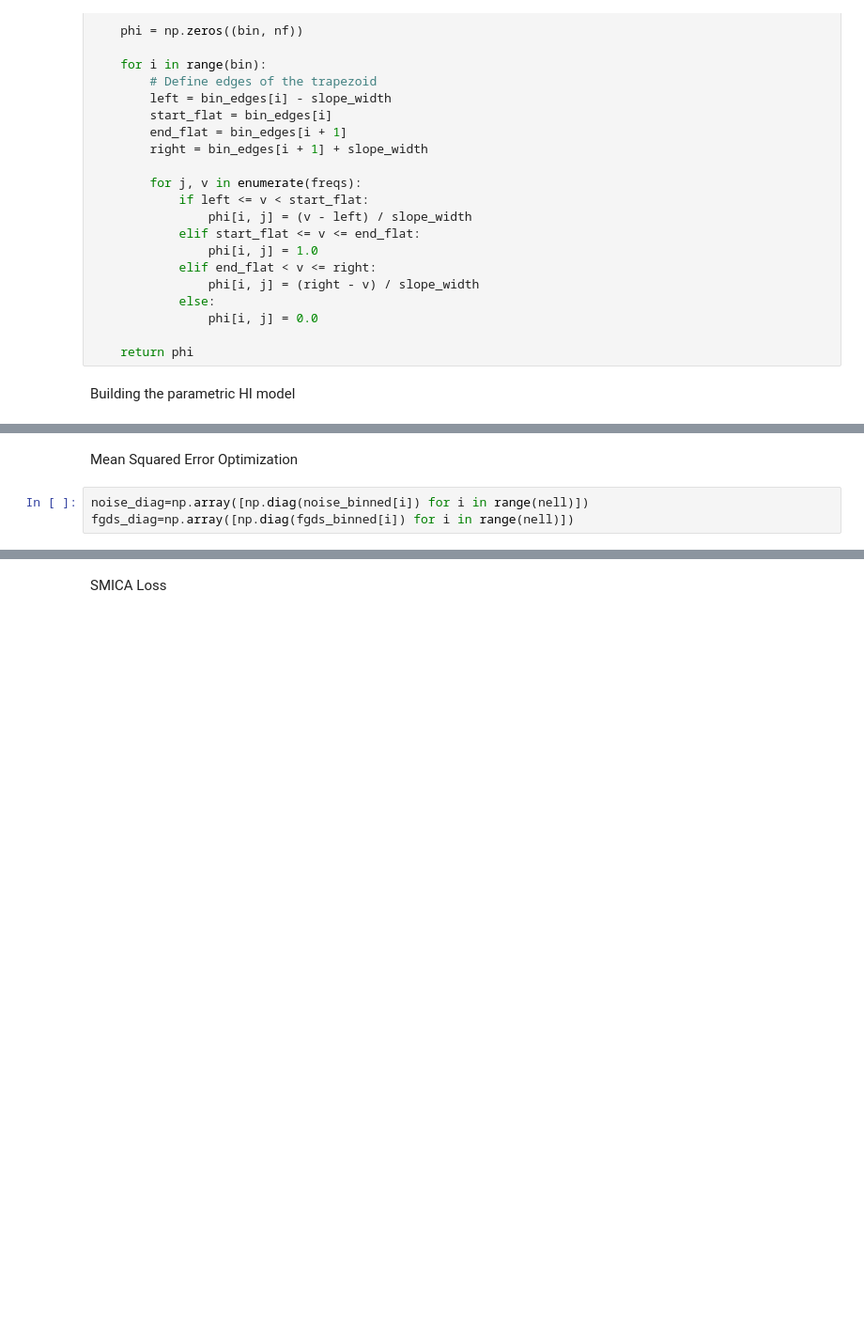
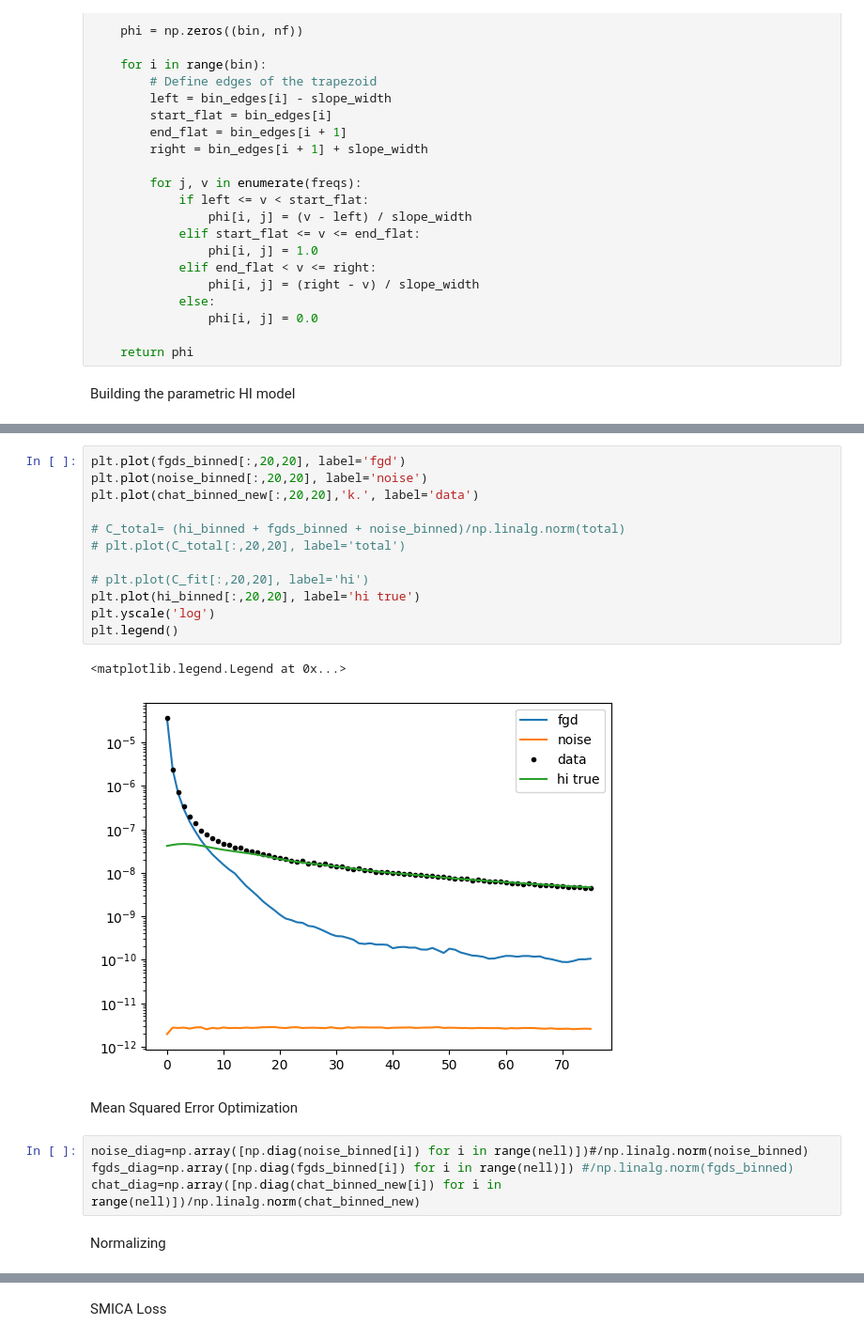
Before and after one commit to urwa99/MASS_Thesis, a Jupyter notebook: HI/SMICA_HI5.ipynb, the cells around one changed output, grey strips where cells are left out. Shown at 94% size. Drawn from its saved outputs; the diff is of its cells as text; blank space fills up the shorter version.

```diff
--- a/HI/SMICA_HI5.ipynb
+++ b/HI/SMICA_HI5.ipynb
@@ -210,6 +208,24 @@ for i in range(nell):
+# %%
+plt.plot(fgds_binned[:,20,20], label='fgd')
+plt.plot(noise_binned[:,20,20], label='noise')
+plt.plot(chat_binned_new[:,20,20],'k.', label='data')
+
+# C_total= (hi_binned + fgds_binned + noise_binned)/np.linalg.norm(total)
+# plt.plot(C_total[:,20,20], label='total')
+
+# plt.plot(C_fit[:,20,20], label='hi')
+plt.plot(hi_binned[:,20,20], label='hi true')
+plt.yscale('log')
+plt.legend()
+# %% [output]
+<matplotlib.legend.Legend at 0x...>
+[figure, added]
 # %% [markdown]
 Mean Squared Error Optimization
 # %%
-noise_diag=np.array([np.diag(noise_binned[i]) for i in range(nell)])
-fgds_diag=np.array([np.diag(fgds_binned[i]) for i in range(nell)])
+noise_diag=np.array([np.diag(noise_binned[i]) for i in range(nell)])#/np.linalg.norm(noise_binned)
+fgds_diag=np.array([np.diag(fgds_binned[i]) for i in range(nell)]) #/np.linalg.norm(fgds_binned)
+chat_diag=np.array([np.diag(chat_binned_new[i]) for i in range(nell)])/np.linalg.norm(chat_binned_new)
+# %% [markdown]
+Normalizing
 # %%
```
Also changed, not shown: parts of 29 cells of this notebook.
